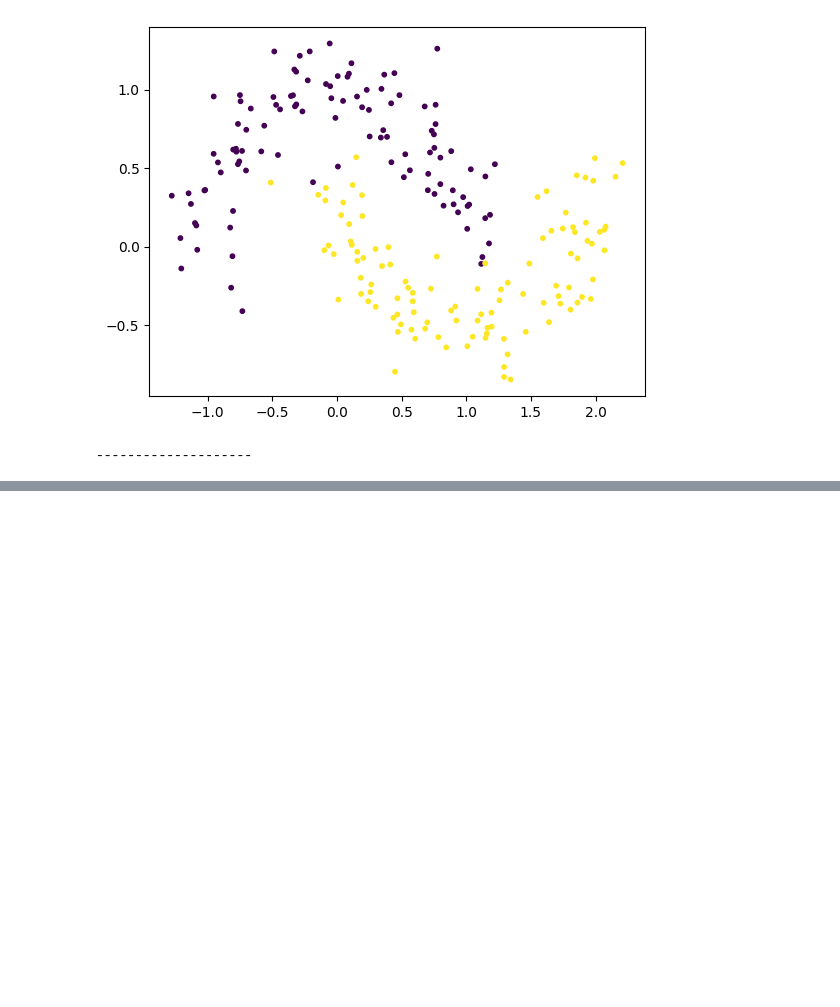
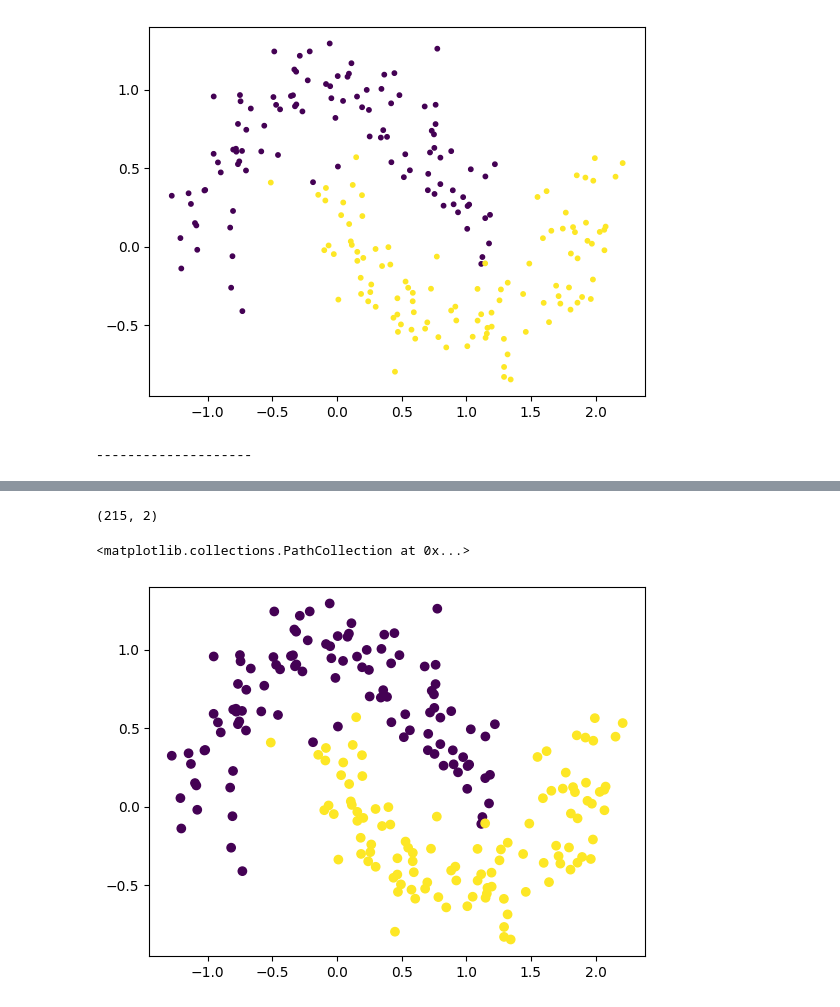
Before and after one commit to davidMarabottini/studio_data_science, a Jupyter notebook: 08-apprendimento-non-supervisionato-clustering/60-dbscan.ipynb, the cells around one changed output, grey strips where cells are left out. Saved outputs shown, nothing was run; the diff lists cells and outputs as text; code cells hidden in the pictures; blank space fills up the shorter version.

Commit message:
wip: added visualizing studio for dbscan

```diff
--- a/08-apprendimento-non-supervisionato-clustering/60-dbscan.ipynb
+++ b/08-apprendimento-non-supervisionato-clustering/60-dbscan.ipynb
@@ -134,0 +142,2 @@ ari_score: 0.0021604213709075625, ami_score: 0.08538529862840692
+# %%
+data_11 = results_df[results_df['ran'] == 11]
@@ -134,0 +149,3 @@ ari_score: 0.0021604213709075625, ami_score: 0.08538529862840692
+# %%
+X_11 = data_11['X']
+y_11 = data_11['y']
@@ -134,0 +160,5 @@ ari_score: 0.0021604213709075625, ami_score: 0.08538529862840692
+# %%
+X_11_np = np.array(X_11)[0]
+#TODO: migliorare
+# %%
+y_11_np = np.array(y_11)[0]
@@ -134,0 +198,9 @@ ari_score: 0.0021604213709075625, ami_score: 0.08538529862840692
+# %%
+X_11_np.shape
+# %% [output]
+(215, 2)
+# %%
+plt.scatter(X_11_np[:,0], X_11_np[:,1], c=y_11_np)
+# %% [output]
+<matplotlib.collections.PathCollection at 0x...>
+[figure, added]
```
Also changed, not shown: parts of 23 cells of this notebook.
